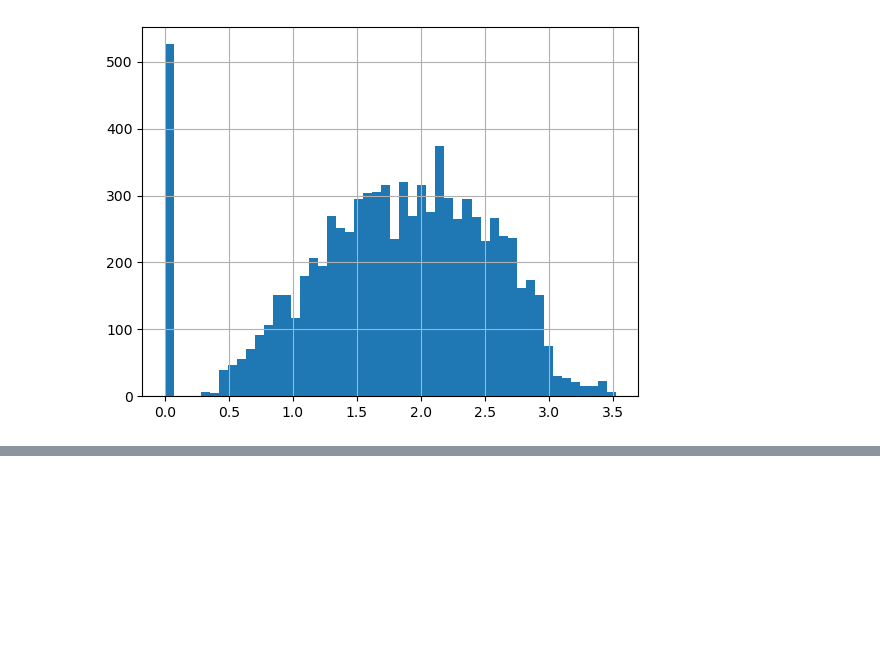
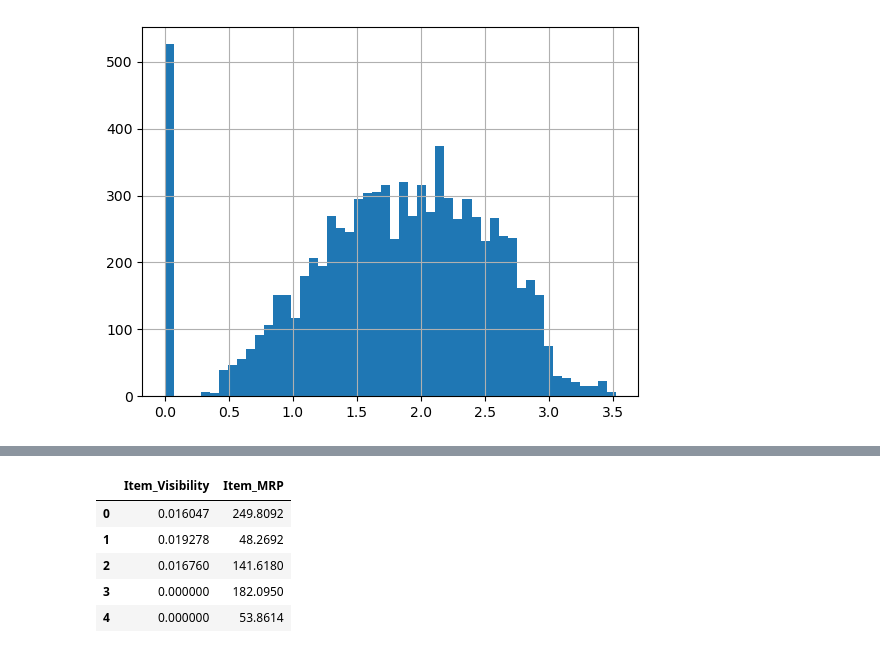
Before and after one commit to Malinda1/feature_engineering, a Jupyter notebook: feature_engineering.ipynb, the cells around one changed output, grey strips where cells are left out. Saved outputs shown, nothing was run; the diff lists cells and outputs as text; code cells hidden in the pictures; blank space fills up the shorter version.

```diff
--- a/feature_engineering.ipynb
+++ b/feature_engineering.ipynb
@@ -86,0 +122,10 @@ log_visibility.hist(bins = 50)
+# %%
+data1 = bigmart[['Item_Visibility','Item_MRP']]
+data1.head()
+# %% [output]
+|  | Item_Visibility | Item_MRP |
+| 0 | 0.016047 | 249.8092 |
+| 1 | 0.019278 | 48.2692 |
+| 2 | 0.016760 | 141.6180 |
+| 3 | 0.000000 | 182.0950 |
+| 4 | 0.000000 | 53.8614 |
```
Also changed, not shown: parts of 6 cells of this notebook.
